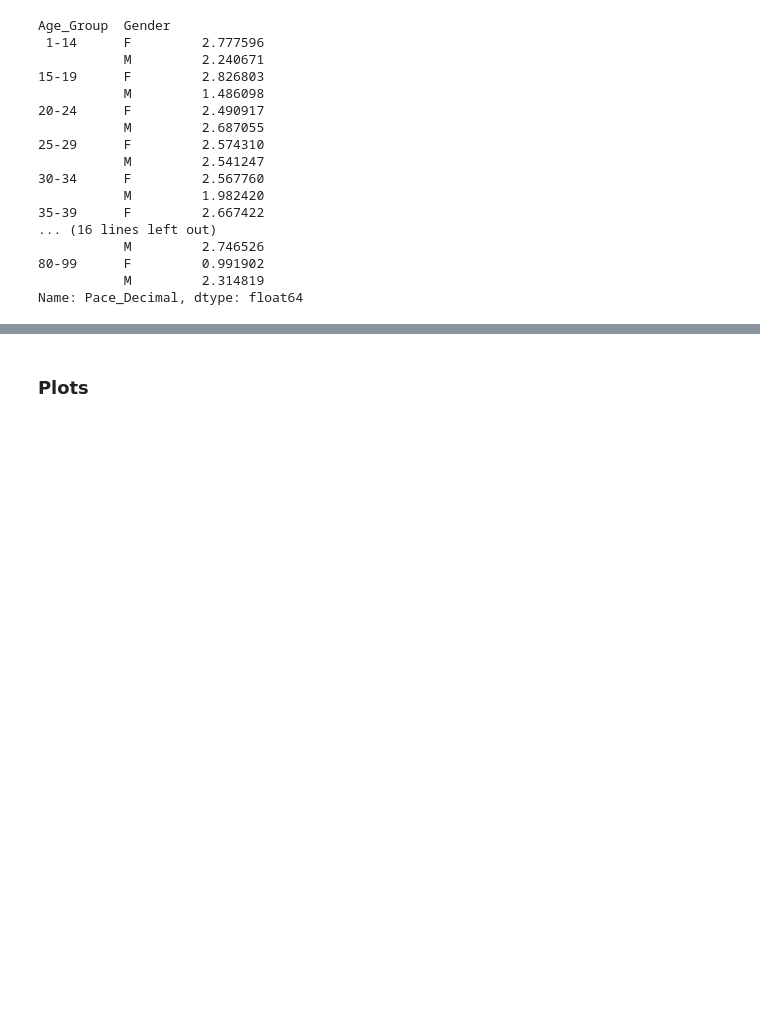
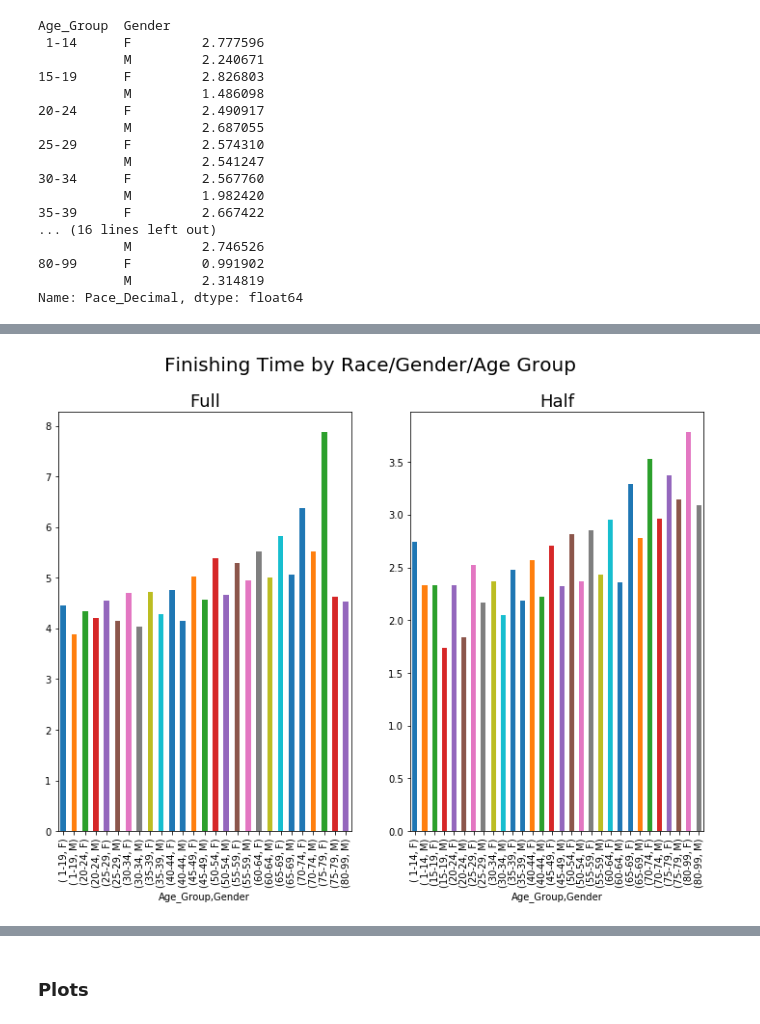
Before and after one commit to 4one4/2018-Missoula-Marathon, a Jupyter notebook: 2018 Missoula Marathon EDA.ipynb, the cells around one changed output, grey strips where cells are left out. Saved outputs shown, nothing was run; the diff lists cells and outputs as text; code cells hidden in the pictures; blank space fills up the shorter version.

```diff
--- a/2018 Missoula Marathon EDA.ipynb
+++ b/2018 Missoula Marathon EDA.ipynb
@@ -480,0 +567,18 @@ df_full = df_all[df_all.Race == 'full']
+# %%
+#TODO Fix colors: https://python-graph-gallery.com/11-grouped-barplot/
+#Make plot more readable.
+
+#plots
+fig, axarr = plt.subplots(1, 2, figsize=(12, 8))
+plt.suptitle('Finishing Time by Race/Gender/Age Group', fontsize=20)
+
+
+(df_full.groupby(['Age_Group', 'Gender'])['Chip_Time_Minutes'].mean()/60).plot.bar(ax=axarr[0])
+axarr[0].set_title('Full', fontsize=18)
+
+(df_half.groupby(['Age_Group', 'Gender'])['Chip_Time_Minutes'].mean()/60).plot.bar(ax=axarr[1])
+axarr[1].set_title('Half', fontsize=18)
+
+plt.show();
+# %% [output]
+[figure, added]
```
Also changed, not shown: parts of 17 cells of this notebook.
